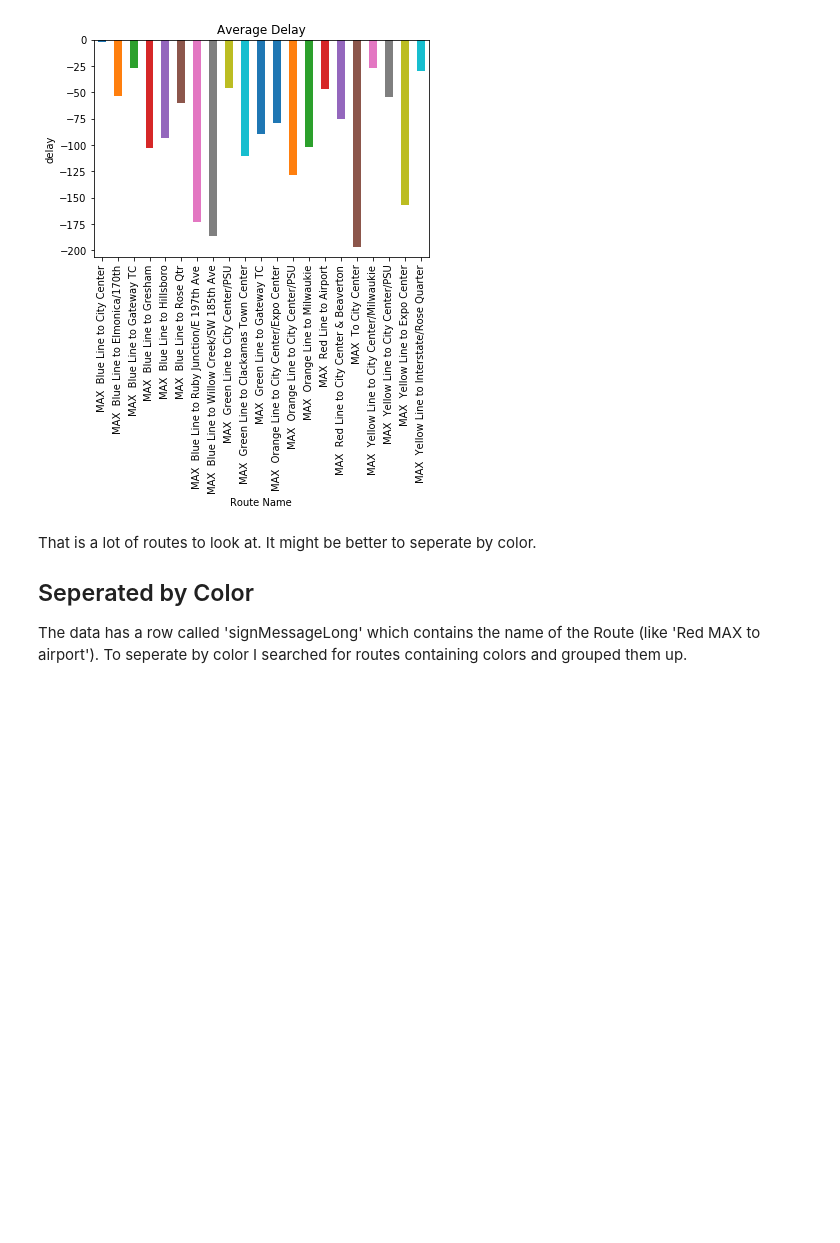
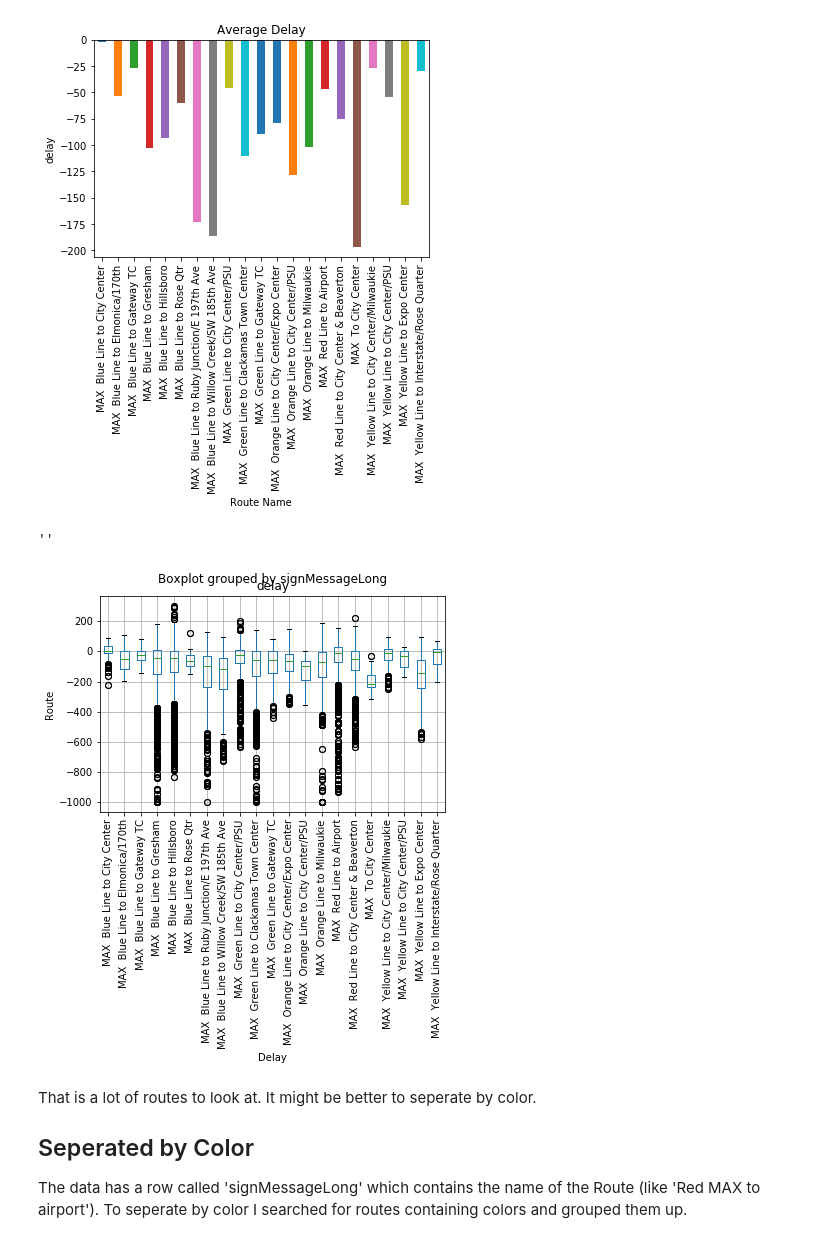
Before and after one commit to ebicher/Data-Science, a Jupyter notebook: TriMet/Merged Data - Final.ipynb, the cells around one changed output. Drawn from its saved outputs; the diff is of its cells as text; code cells hidden in the pictures; blank space fills up the shorter version.

```diff
--- a/TriMet/Merged Data - Final.ipynb
+++ b/TriMet/Merged Data - Final.ipynb
@@ -61,6 +61,16 @@ plt.ylabel('delay')
 plt.title('Average Delay');
 # %% [output]
 [figure]
+# %%
+# Kind of Ugly
+df.boxplot(column = 'delay', by = 'signMessageLong' )
+plt.xticks(rotation=90)
+plt.xlabel('Delay')
+plt.ylabel('Route')
+;
+# %% [output]
+''
+[figure, added]
 # %% [markdown]
 That is a lot of routes to look at. It might be better to seperate by color.
 
```
Also changed, not shown: parts of 1 cell of this notebook, 1 other file.
